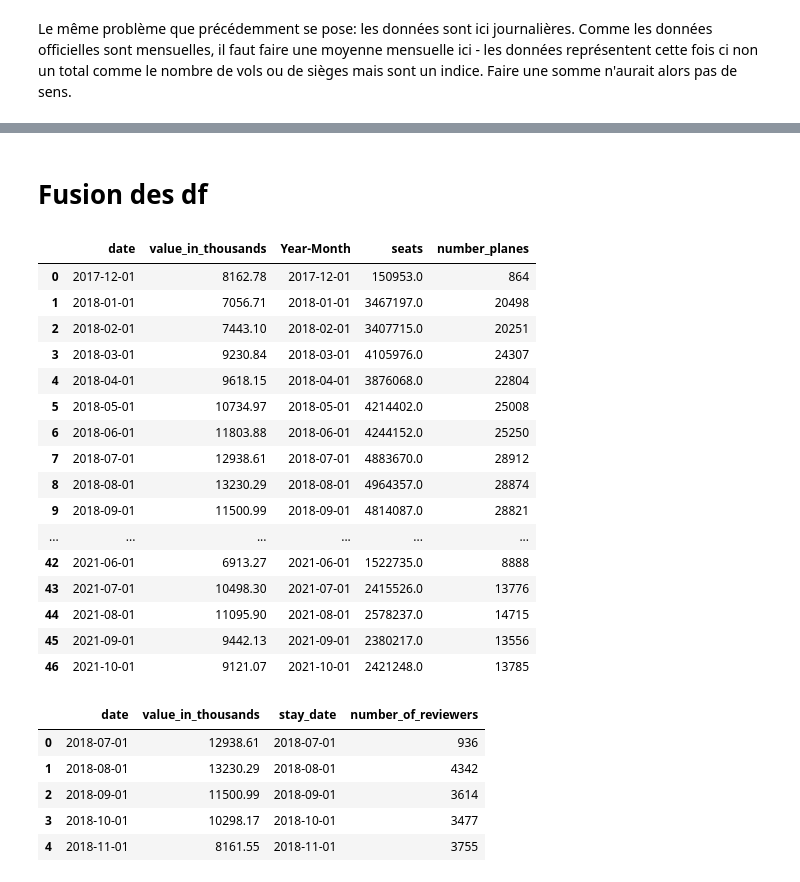
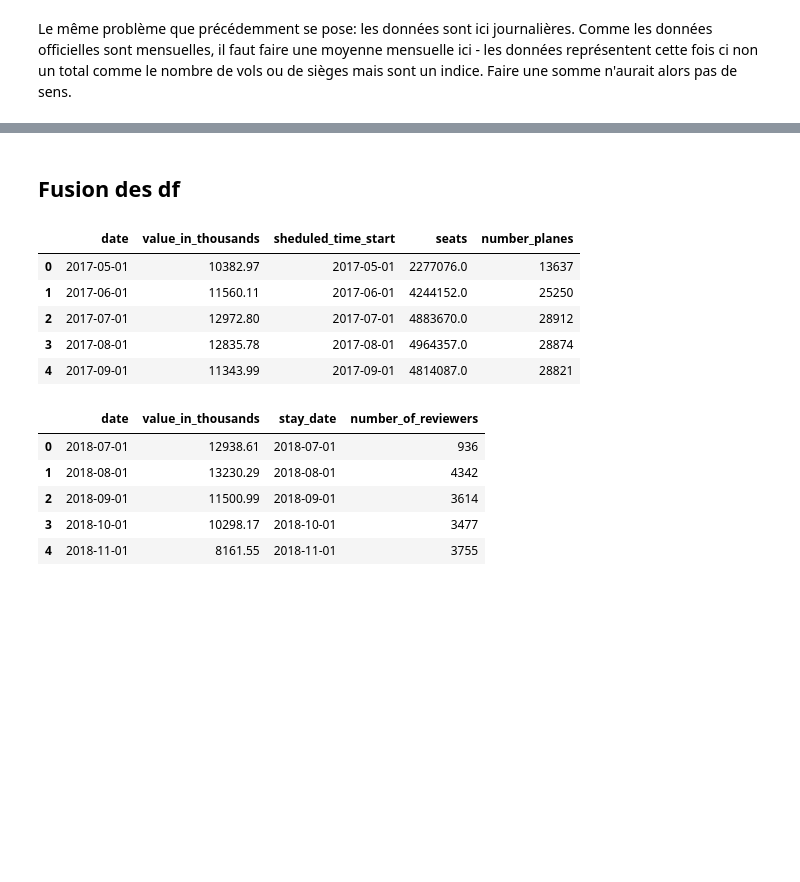
Before and after one commit to julienowack/stat_app, a Jupyter notebook: Regressions_bdd.ipynb, the cells around one changed output, grey strips where cells are left out. Saved outputs shown, nothing was run; the diff lists cells and outputs as text; code cells hidden in the pictures; blank space fills up the shorter version.

```diff
--- a/Regressions_bdd.ipynb
+++ b/Regressions_bdd.ipynb
@@ -233,0 +32,4 @@ df_gt2=df_gt2.reset_index()
+# %%
+df_air_trafic_month = pd.read_csv("df_air_trafic_corrigee_month.csv", index_col=0)
+df_air_trafic_month['sheduled_time_start'] = pd.to_datetime(df_air_trafic_month['sheduled_time_start'])
+df_air_trafic_month
@@ -233,0 +50,5 @@ df_gt2=df_gt2.reset_index()
+# %%
+#En groupant sur la France entière, sans dissocier par départements :
+df_air_trafic_month2 = df_air_trafic_month.groupby(pd.Grouper(key='sheduled_time_start', freq="MS"))['seats', 'number_planes'].sum()
+df_air_trafic_month2.reset_index(inplace=True)
+df_air_trafic_month2
@@ -233,0 +114,4 @@ df_gt2=df_gt2.reset_index()
+# %%
+#En groupant sur la France entière, sans dissocier par départements :
+df_France_Official_Data_month = df_France_Official_Data.groupby('date', as_index=False).sum()
+df_France_Official_Data_month
@@ -266,26 +208,15 @@ df_gt3['Year-Month']=pd.to_datetime(df_gt3['Year-Month'], errors='coerce')
 # %% [markdown]
-# Fusion des df
+## Fusion des df
 # %%
 # Fusion du nb d'avions et du nb de sièges et le nb de touristes offciels
-df_fusion_aerien=df_France_Official_Data2.merge(df_air_traffic_imput4, how='inner', left_on="date", right_on="Year-Month")
-df_fusion_aerien
+df_fusion_aerien = df_France_Official_Data_month.merge(df_air_trafic_month2, how='inner', left_on="date", right_on="sheduled_time_start")
+df_fusion_aerien.head(5)
 # %% [output]
-|  | date | value_in_thousands | Year-Month | seats | number_planes |
-| 0 | 2017-12-01 | 8162.78 | 2017-12-01 | 150953.0 | 864 |
-| 1 | 2018-01-01 | 7056.71 | 2018-01-01 | 3467197.0 | 20498 |
-| 2 | 2018-02-01 | 7443.10 | 2018-02-01 | 3407715.0 | 20251 |
-| 3 | 2018-03-01 | 9230.84 | 2018-03-01 | 4105976.0 | 24307 |
-| 4 | 2018-04-01 | 9618.15 | 2018-04-01 | 3876068.0 | 22804 |
-| 5 | 2018-05-01 | 10734.97 | 2018-05-01 | 4214402.0 | 25008 |
-| 6 | 2018-06-01 | 11803.88 | 2018-06-01 | 4244152.0 | 25250 |
-| 7 | 2018-07-01 | 12938.61 | 2018-07-01 | 4883670.0 | 28912 |
-| 8 | 2018-08-01 | 13230.29 | 2018-08-01 | 4964357.0 | 28874 |
-| 9 | 2018-09-01 | 11500.99 | 2018-09-01 | 4814087.0 | 28821 |
-| ... | ... | ... | ... | ... | ... |
-| 42 | 2021-06-01 | 6913.27 | 2021-06-01 | 1522735.0 | 8888 |
-| 43 | 2021-07-01 | 10498.30 | 2021-07-01 | 2415526.0 | 13776 |
-| 44 | 2021-08-01 | 11095.90 | 2021-08-01 | 2578237.0 | 14715 |
-| 45 | 2021-09-01 | 9442.13 | 2021-09-01 | 2380217.0 | 13556 |
-| 46 | 2021-10-01 | 9121.07 | 2021-10-01 | 2421248.0 | 13785 |
+|  | date | value_in_thousands | sheduled_time_start | seats | number_planes |
+| 0 | 2017-05-01 | 10382.97 | 2017-05-01 | 2277076.0 | 13637 |
+| 1 | 2017-06-01 | 11560.11 | 2017-06-01 | 4244152.0 | 25250 |
+| 2 | 2017-07-01 | 12972.80 | 2017-07-01 | 4883670.0 | 28912 |
+| 3 | 2017-08-01 | 12835.78 | 2017-08-01 | 4964357.0 | 28874 |
+| 4 | 2017-09-01 | 11343.99 | 2017-09-01 | 4814087.0 | 28821 |
 # %%
 # Fusion des commentaires laissés par les touristes et le nb de touristes offciels
```
Also changed, not shown: parts of 62 cells of this notebook.
